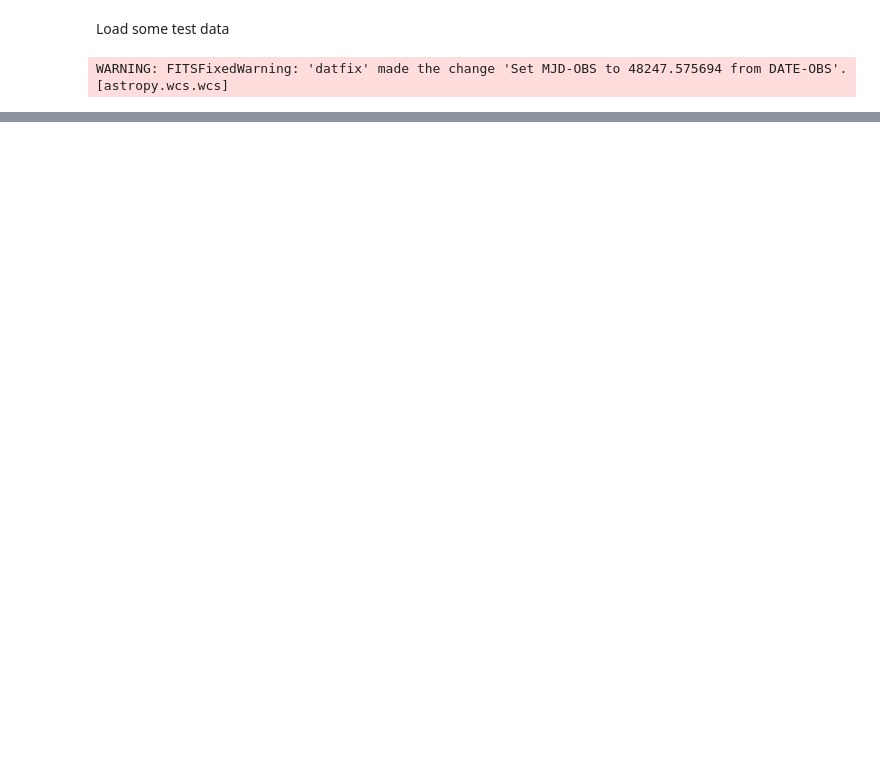
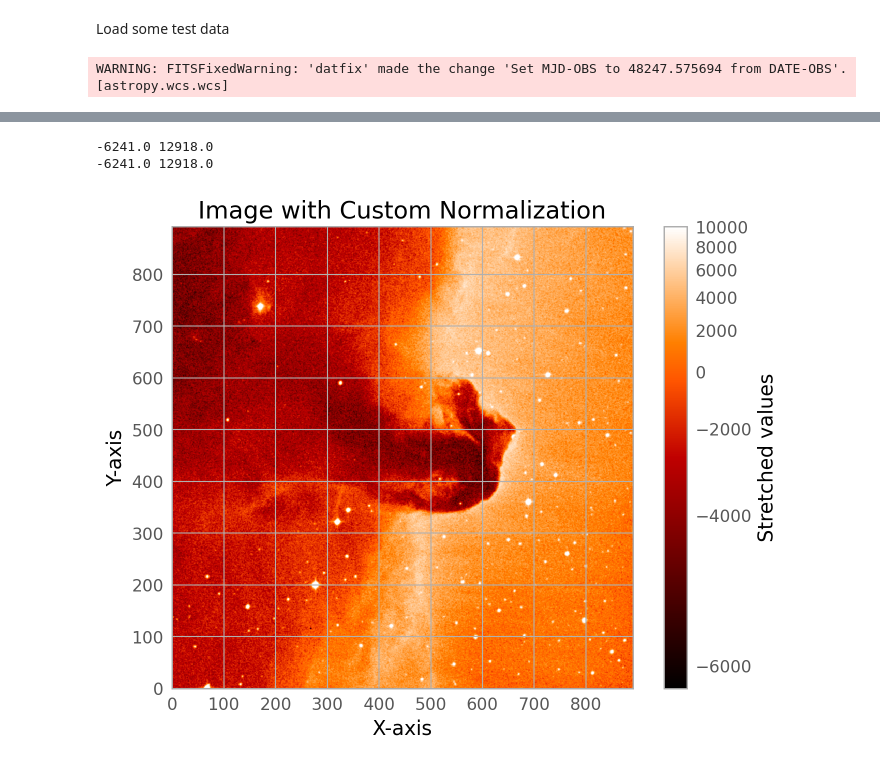
Before and after one commit to Chisen-Lupus/astro-utils, a Jupyter notebook: demo.ipynb, the cells around one changed output, grey strips where cells are left out. Saved outputs shown, nothing was run; the diff lists cells and outputs as text; code cells hidden in the pictures; blank space fills up the shorter version.

Commit message:
save work for interactive plot. stretch works but unable to hide axis label when using wcs

```diff
--- a/demo.ipynb
+++ b/demo.ipynb
@@ -61,0 +131,55 @@ VBox(children=(HBox(children=(ToggleButtons(layout=Layout(height='33px', width='
+# %%
+import numpy as np
+import matplotlib.pyplot as plt
+from matplotlib.colors import Normalize
+
+
+from astropy.visualization import *
+
+
+# Define a custom normalization class
+class CustomNorm(Normalize):
+    def __init__(self, stretch_func=None, *args, **kwargs):
+        super().__init__(*args, **kwargs)
+        self.stretch_func = stretch_func
+
+    def __call__(self, value, clip=None):
+        if self.stretch_func is not None:
+            value = self.stretch_func(value)
+        return super().__call__(value, clip)
+
+# Define a stretching function (e.g., square root)
+def stretch_function(x):
+    # return np.arcsinh(x)
+    return x*2
+
+# Generate synthetic data (for example purposes)
+# data = np.random.exponential(scale=1.0, size=(100, 100))  # Random data
+data = image_data.astype(np.float64) - 10000
+print(np.min(data), np.max(data))
+# vmin = np.min(stretch_function(data))
+# vmax = np.max(stretch_function(data))
+vmin = np.min(data)
+vmax = np.max(data)
+print(vmin, vmax)
+
+
+# Create a custom normalization instance with the stretch function
+# norm = CustomNorm(stretch_func=stretch_function, vmin=vmin, vmax=vmax)
+
+
+# Create an ImageNormalize instance with SinhStretch
+norm = ImageNormalize(stretch=AsinhStretch(), vmin=vmin, vmax=10000)
+
+# Create the plot
+plt.figure(figsize=(8, 6))
+plt.imshow(data, norm=norm)  # Apply custom norm
+plt.colorbar(label='Stretched values')  # Add colorbar for reference
+plt.title('Image with Custom Normalization')
+plt.xlabel('X-axis')
+plt.ylabel('Y-axis')
+plt.show()
+# %% [output]
+-6241.0 12918.0
+-6241.0 12918.0
+[figure, added]
```
Also changed, not shown: parts of 13 cells of this notebook, 1 other file.
